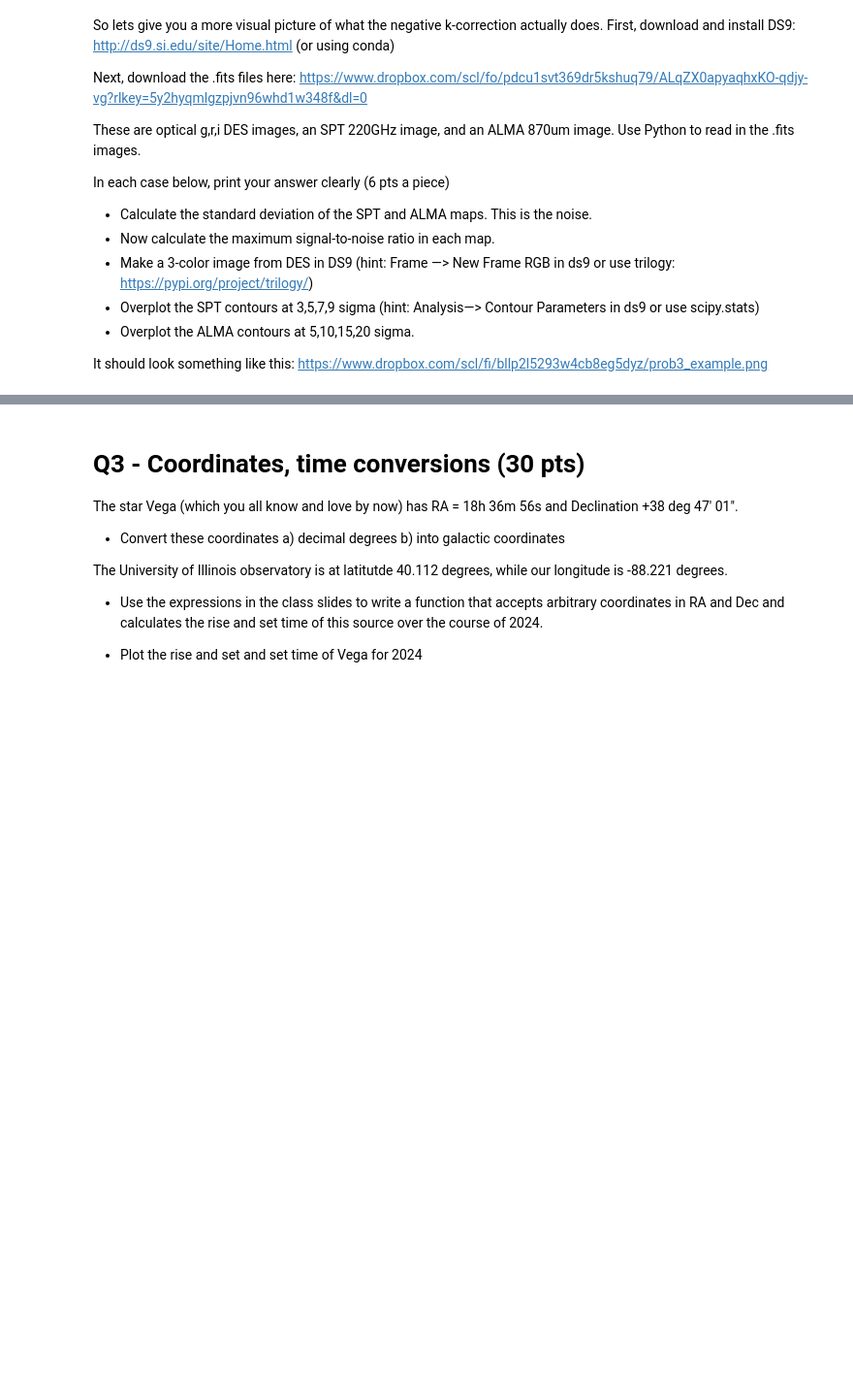
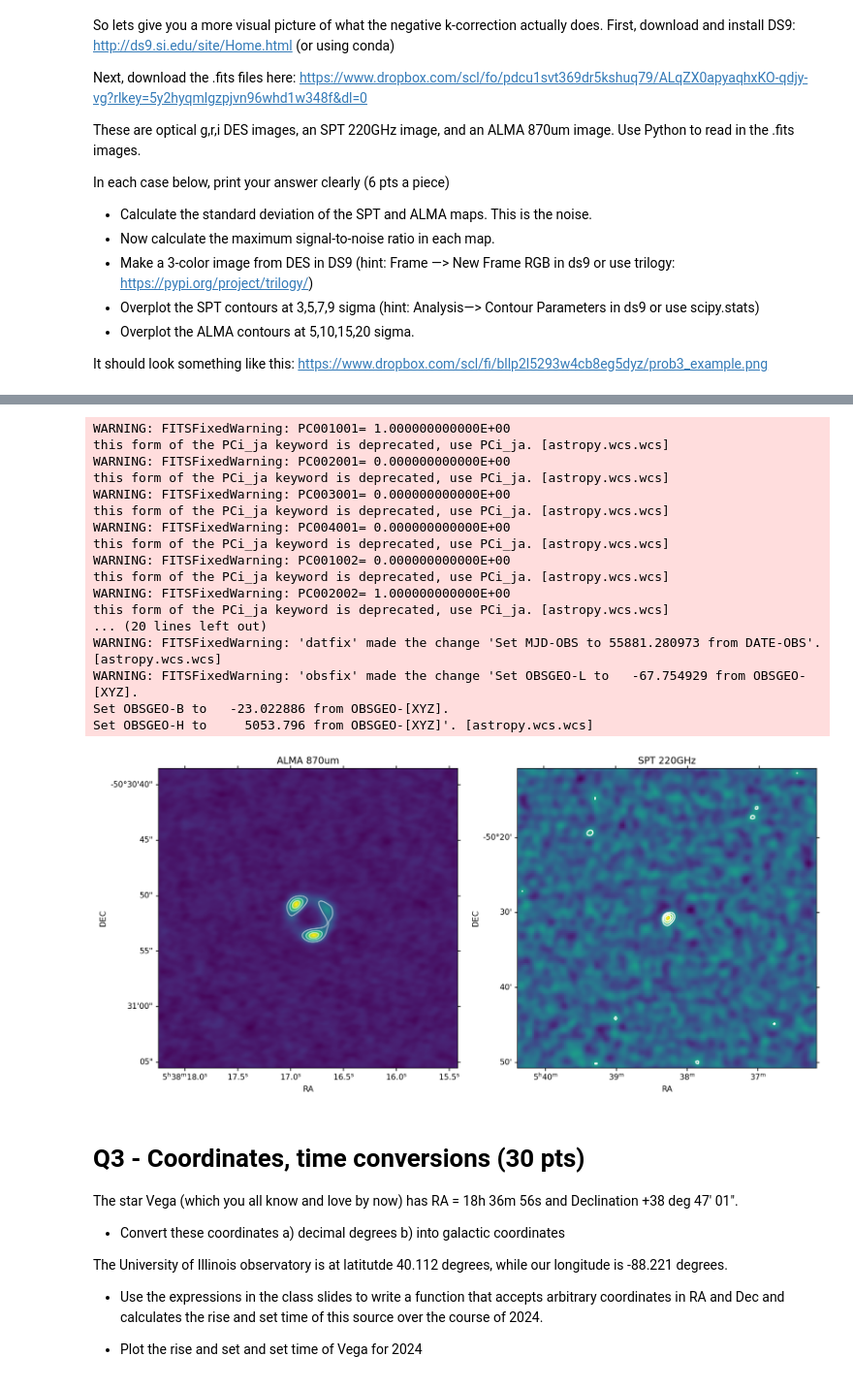
Before and after one commit to gnarayan/ast503_2024_Fall, a Jupyter notebook: homework/VarunSatish/midterm/Midterm_ASTR503_VarunSatish.ipynb, the cells around one changed output, grey strips where cells are left out. Shown at 97% size. Cells and saved outputs as stored; diff of their text form; code cells hidden in the pictures; blank space fills up the shorter version.

```diff
--- a/homework/VarunSatish/midterm/Midterm_ASTR503_VarunSatish.ipynb
+++ b/homework/VarunSatish/midterm/Midterm_ASTR503_VarunSatish.ipynb
@@ -58,3 +68,9 @@ In each case below, print your answer clearly (6 pts a piece)
 
 It should look something like this:
 https://www.dropbox.com/scl/fi/bllp2l5293w4cb8eg5dyz/prob3_example.png
+# %%
+ALMA_870 = fits.open('data/SPT0538-50_ALMA_870um.fits')
+SPT_220 = fits.open('data/SPT0538-50_SPT_220GHz.fits')
+# %%
+ALMA_std = np.nanstd(ALMA_870[0].data[0,0])
+print(f'STD of ALMA 870um: {ALMA_std}')
@@ -60,0 +79,3 @@ https://www.dropbox.com/scl/fi/bllp2l5293w4cb8eg5dyz/prob3_example.png
+# %%
+SPT_std = np.nanstd(SPT_220[0].data)
+print(f'STD of SPT 220GHz: {SPT_std}')
@@ -61,3 +152,40 @@ https://www.dropbox.com/scl/fi/bllp2l5293w4cb8eg5dyz/prob3_example.png
+# %%
+alma_wcs = WCS(ALMA_870[0].header)[0,0]
+spt_wcs = WCS(SPT_220[0].header)
+fig = plt.figure(figsize=(15,10),dpi=200)
+almaax = fig.add_subplot(121,projection=alma_wcs)
+almaax.imshow(ALMA_870[0].data[0,0], origin='lower')
+almaax.set_xlabel('RA')
+almaax.set_ylabel('DEC')
+almaax.set_title('ALMA 870um')
+almaax.contour(ALMA_870[0].data[0,0], levels=alma_contour, colors='white', alpha=0.5)
+
+sptax = fig.add_subplot(122,projection=spt_wcs)
+sptax.imshow(SPT_220[0].data, origin='lower')
+sptax.set_xlabel('RA')
+sptax.set_ylabel('DEC')
+sptax.set_title('SPT 220GHz')
+sptax.contour(SPT_220[0].data, levels=spt_contour, colors='white')
+plt.show()
+# %% [output]
+WARNING: FITSFixedWarning: PC001001= 1.000000000000E+00
+this form of the PCi_ja keyword is deprecated, use PCi_ja. [astropy.wcs.wcs]
+WARNING: FITSFixedWarning: PC002001= 0.000000000000E+00
+this form of the PCi_ja keyword is deprecated, use PCi_ja. [astropy.wcs.wcs]
+WARNING: FITSFixedWarning: PC003001= 0.000000000000E+00
+this form of the PCi_ja keyword is deprecated, use PCi_ja. [astropy.wcs.wcs]
+WARNING: FITSFixedWarning: PC004001= 0.000000000000E+00
+this form of the PCi_ja keyword is deprecated, use PCi_ja. [astropy.wcs.wcs]
+WARNING: FITSFixedWarning: PC001002= 0.000000000000E+00
+this form of the PCi_ja keyword is deprecated, use PCi_ja. [astropy.wcs.wcs]
+WARNING: FITSFixedWarning: PC002002= 1.000000000000E+00
+this form of the PCi_ja keyword is deprecated, use PCi_ja. [astropy.wcs.wcs]
+... (20 lines left out)
+WARNING: FITSFixedWarning: 'datfix' made the change 'Set MJD-OBS to 55881.280973 from DATE-OBS'. [astropy.wcs.wcs]
+WARNING: FITSFixedWarning: 'obsfix' made the change 'Set OBSGEO-L to   -67.754929 from OBSGEO-[XYZ].
+Set OBSGEO-B to   -23.022886 from OBSGEO-[XYZ].
+Set OBSGEO-H to     5053.796 from OBSGEO-[XYZ]'. [astropy.wcs.wcs]
+[figure, added]
 # %% [markdown]
 # Q3 - Coordinates, time conversions (30 pts)
 
```
Also changed, not shown: parts of 14 cells of this notebook, 2 other files.
